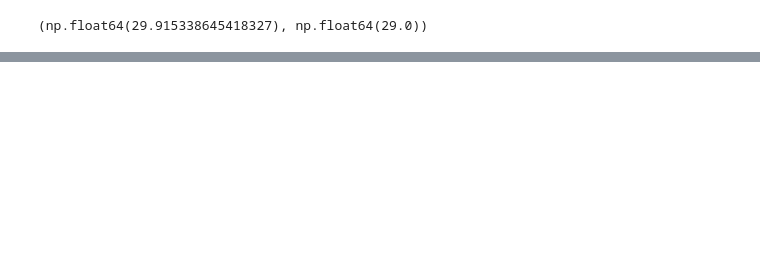
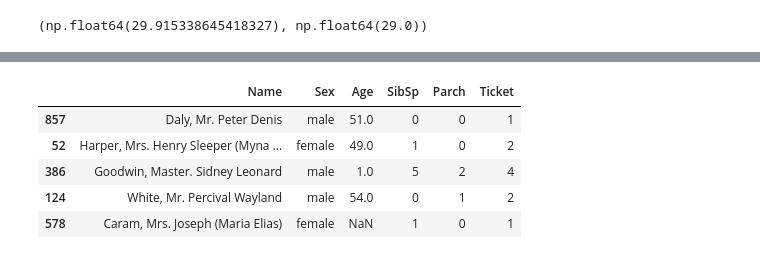
Before and after one commit to theobringino/ds-ai-ml-projects, a Jupyter notebook: learning/week5/feature_engineering_kaggle.ipynb, the cells around one changed output, grey strips where cells are left out. Cells and saved outputs as stored; diff of their text form; code cells hidden in the pictures; blank space fills up the shorter version.

```diff
--- a/learning/week5/feature_engineering_kaggle.ipynb
+++ b/learning/week5/feature_engineering_kaggle.ipynb
@@ -330,0 +493,3 @@ X_train.head()
+# %%
+X_frequency_map = X_train['Ticket'].value_counts().to_dict()
+X_frequency_map
@@ -330,0 +514,11 @@ X_train.head()
+# %%
+X_train['Ticket'] = X_train['Ticket'].map(X_frequency_map)
+X_test['Ticket'] = X_test['Ticket'].map(X_frequency_map)
+X_train.head()
+# %% [output]
+|  | Name | Sex | Age | SibSp | Parch | Ticket |
+| 857 | Daly, Mr. Peter Denis | male | 51.0 | 0 | 0 | 1 |
+| 52 | Harper, Mrs. Henry Sleeper (Myna ... | female | 49.0 | 1 | 0 | 2 |
+| 386 | Goodwin, Master. Sidney Leonard | male | 1.0 | 5 | 2 | 4 |
+| 124 | White, Mr. Percival Wayland | male | 54.0 | 0 | 1 | 2 |
+| 578 | Caram, Mrs. Joseph (Maria Elias) | female | NaN | 1 | 0 | 1 |
```
Also changed, not shown: parts of 22 cells of this notebook, 1 other file.
